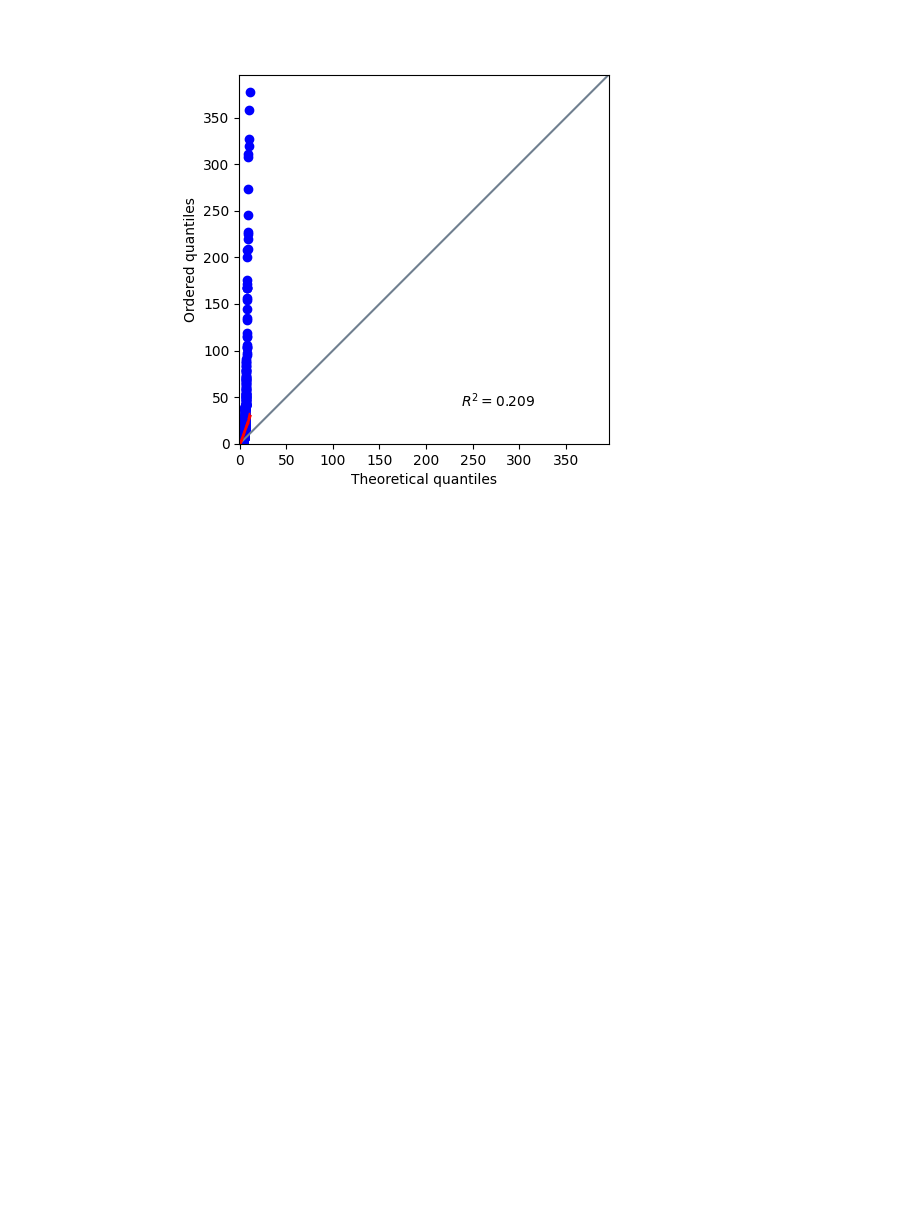
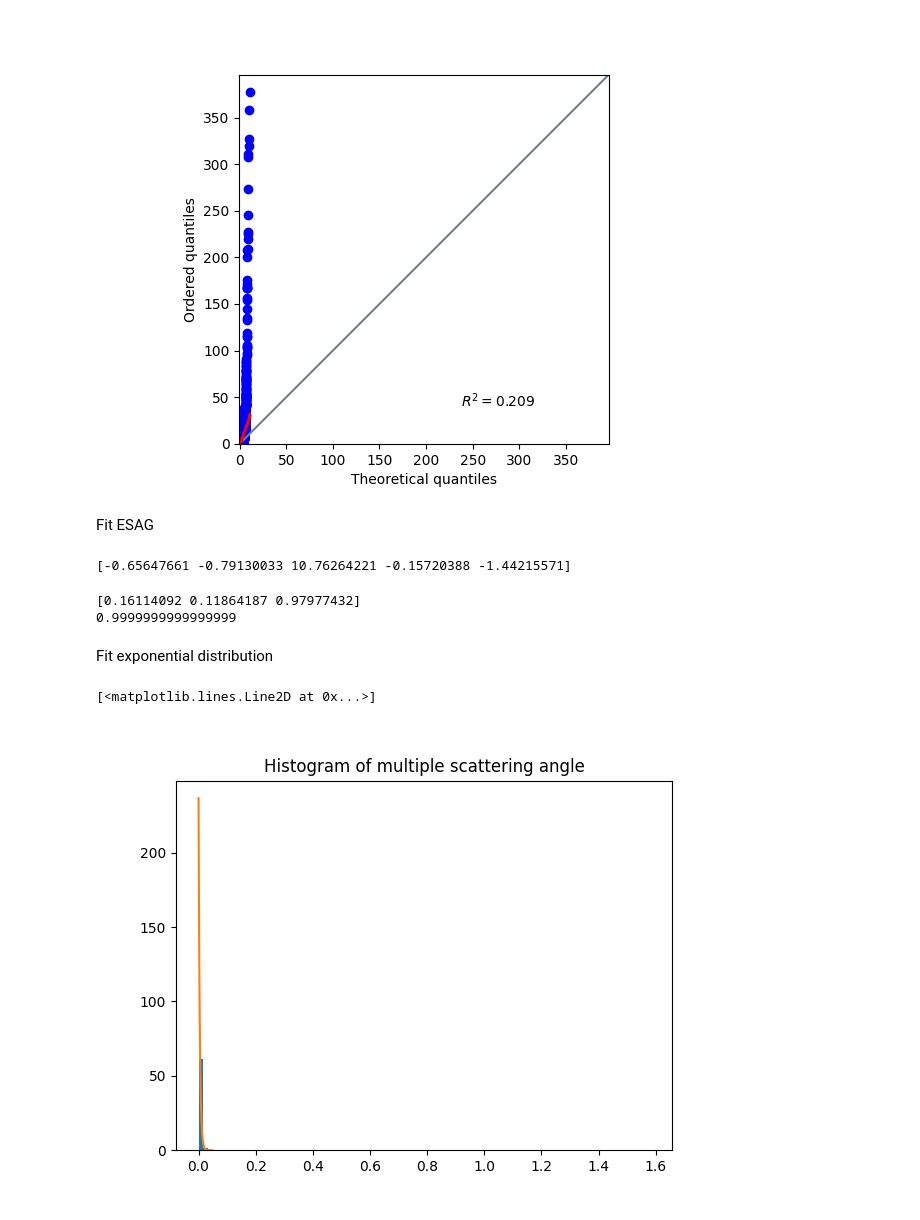
Before and after one commit to KlaasWillems/electronTransportCode, a Jupyter notebook: ms/velocityDist.ipynb, the cells around one changed output. Saved outputs shown, nothing was run; the diff lists cells and outputs as text; code cells hidden in the pictures; blank space fills up the shorter version.

```diff
--- a/ms/velocityDist.ipynb
+++ b/ms/velocityDist.ipynb
@@ -131,3 +131,5 @@ fig, ax = plt.subplots(1, 1)
 ax = pg.qqplot(np.sort(1-costMS[index, :]), dist='expon', ax=ax)
 # %% [output]
 [figure]
+# %% [markdown]
+Fit ESAG
@@ -133,0 +140,26 @@ ax = pg.qqplot(np.sort(1-costMS[index, :]), dist='expon', ax=ax)
+# %%
+print(esag.params)
+# %% [output]
+[-0.65647661 -0.79130033 10.76264221 -0.15720388 -1.44215571]
+# %%
+sample = esag.rvs(1)[0]
+print(sample)
+print(np.linalg.norm(sample))
+# %% [output]
+[0.16114092 0.11864187 0.97977432]
+0.9999999999999999
+# %% [markdown]
+Fit exponential distribution
+# %%
+index = 0
+loc, scale = scipy.stats.expon.fit(1 - costMS[index, :])
+expon = scipy.stats.expon(scale=scale, loc=loc)
+
+x = np.linspace(expon.ppf(0.01), expon.ppf(0.99999), 100)
+fig, ax = plt.subplots(1, 1)
+_ = ax.hist(1 - costMS[index, :], bins = 100, density=True)
+ax.set_title('Histogram of multiple scattering angle')
+ax.plot(x, expon.pdf(x))
+# %% [output]
+[<matplotlib.lines.Line2D at 0x...>]
+[figure, added]
```
Also changed, not shown: parts of 5 cells of this notebook.
